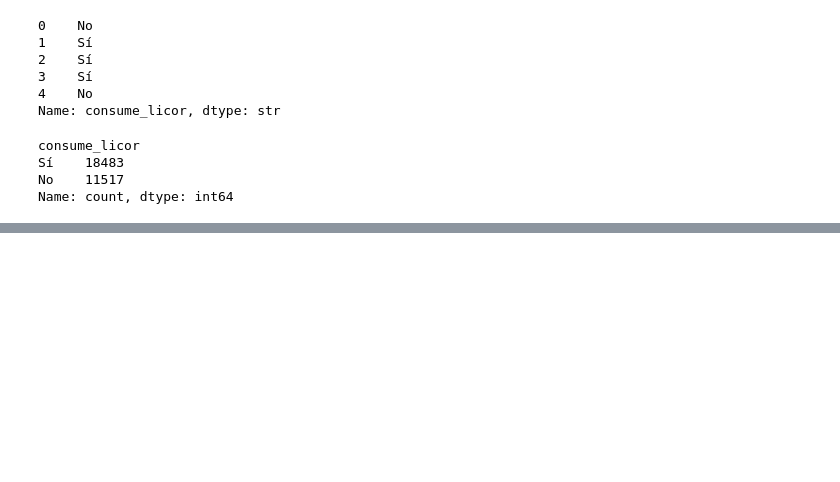
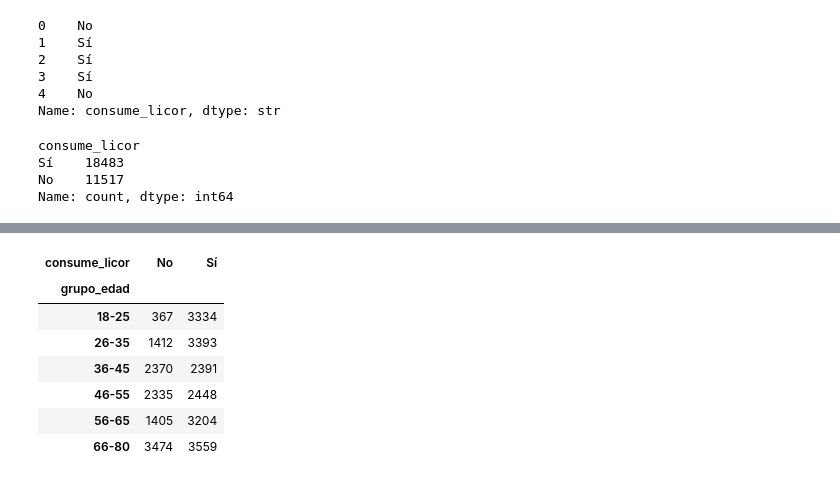
Before and after one commit to Dcuastumal/restaurant-customer-analysis, a Jupyter notebook: notebooks/exploratory_data_analysis.ipynb, the cells around one changed output, grey strips where cells are left out. Drawn from its saved outputs; the diff is of its cells as text; code cells hidden in the pictures; blank space fills up the shorter version.

```diff
--- a/notebooks/exploratory_data_analysis.ipynb
+++ b/notebooks/exploratory_data_analysis.ipynb
@@ -1046,0 +1054,20 @@ Name: count, Length: 126, dtype: int64
+# %%
+alcohol_by_age = (
+    customers_clean_df
+    .groupby(
+        ["grupo_edad", "consume_licor"]
+    )
+    .size()
+    .unstack(fill_value=0)
+)
+
+alcohol_by_age
+# %% [output]
+| consume_licor | No | Sí |
+| grupo_edad |  |  |
+| 18-25 | 367 | 3334 |
+| 26-35 | 1412 | 3393 |
+| 36-45 | 2370 | 2391 |
+| 46-55 | 2335 | 2448 |
+| 56-65 | 1405 | 3204 |
+| 66-80 | 3474 | 3559 |
```
Also changed, not shown: parts of 4 cells of this notebook.
